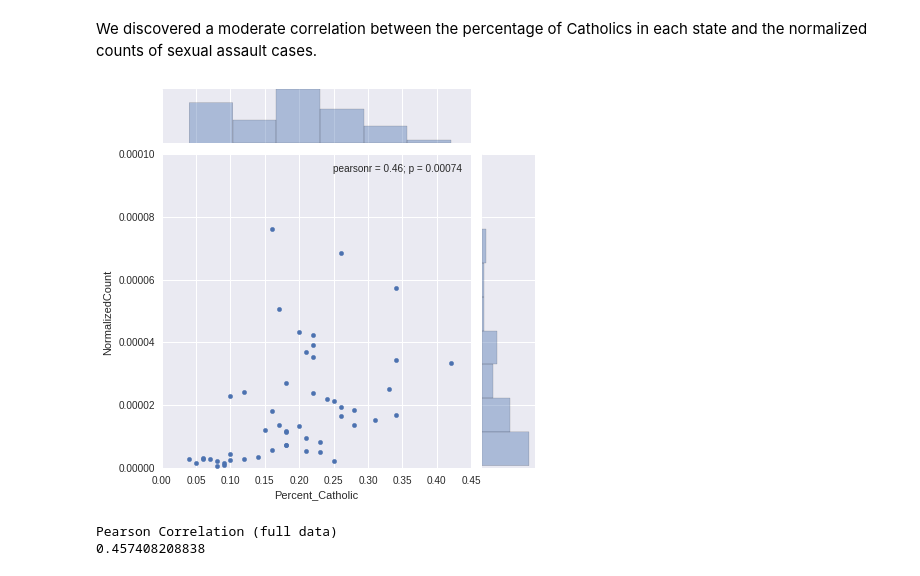
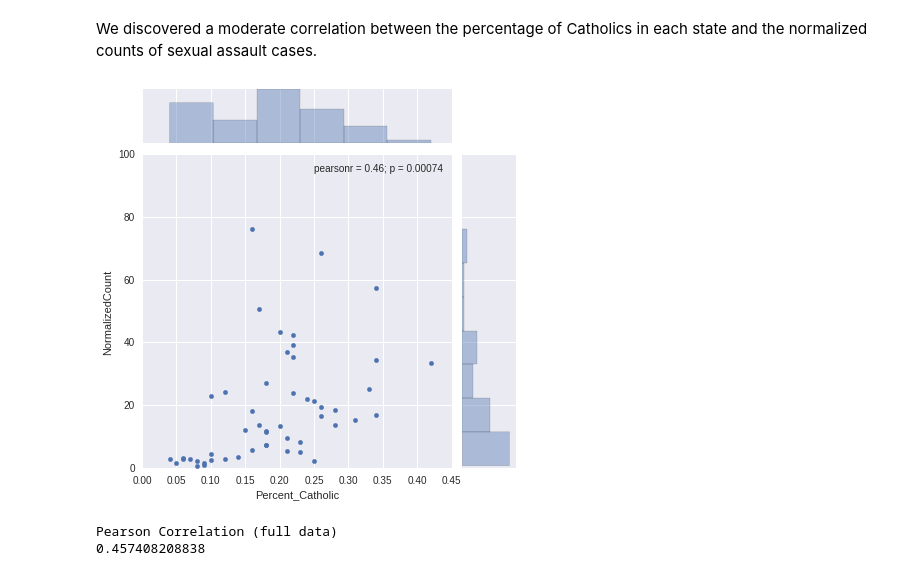
Before and after one commit to jay-woo/DataScience16CTW, a Jupyter notebook: data_cleaning_exploration.ipynb, the cells around one changed output. Cells and saved outputs as stored; diff of their text form; code cells hidden in the pictures.

```diff
--- a/data_cleaning_exploration.ipynb
+++ b/data_cleaning_exploration.ipynb
@@ -95,0 +98,3 @@ df.head()
+# %%
+df['State'] = df['Diocese'].str[-2:]
+df.head()
@@ -144,6 +156,8 @@ from state_dict import *
 
 # Stores counts by state
 states = {};
+accused = df[df["Status"] == "accused"].State.value_counts()
+incriminated = df[df["Status"] == "incriminated"].State.value_counts()
 
 # Grabs the state abbreviations from 'Diocese' data
 for l in df.Diocese:
@@ -160,6 +174,9 @@ for l in df.Diocese:
 
 # Maps the dictionary to the pandas data frame
 rf_df['Count'] = rf_df['State'].map(states)
-rf_df['NormalizedCount'] = rf_df['Count']/rf_df['Population']
+rf_df['NormalizedCount'] = rf_df['Count']/rf_df['Population'] * 1e6 # Per million
+rf_df['Accused'] = rf_df['Abbrev'].map(accused).fillna(0)
+rf_df['Incriminated'] = rf_df['Abbrev'].map(incriminated).fillna(0)
+rf_df['Other'] = rf_df['Count'] - rf_df['Accused'] - rf_df['Incriminated']
 rf_df.head()
 # %% [output]
@@ -188,16 +205,16 @@ The bar plot shows that CA, MA, and NY had the most cases, out of all of the sta
 We discovered a moderate correlation between the percentage of Catholics in each state and the normalized counts of sexual assault cases.
 # %%
 sns.jointplot(x='Percent_Catholic', y='NormalizedCount', data=rf_df)
-plt.ylim([0, 1e-4])
+plt.ylim([0, 100])
 
 ax.set_xlabel('Percent Catholic', fontsize=14)
 ax.set_ylabel('Normalized Count', fontsize=14)
 
 ax.grid(True)
 
 plt.show()
 # %% [output]
-[figure, old version]
+[figure, new version]
 # %%
 print 'Pearson Correlation (full data)'
 print scipy.stats.pearsonr(rf_df['Percent_Catholic'], rf_df['NormalizedCount'])[0]
```
Also changed, not shown: parts of 17 cells of this notebook, 6 other files.
